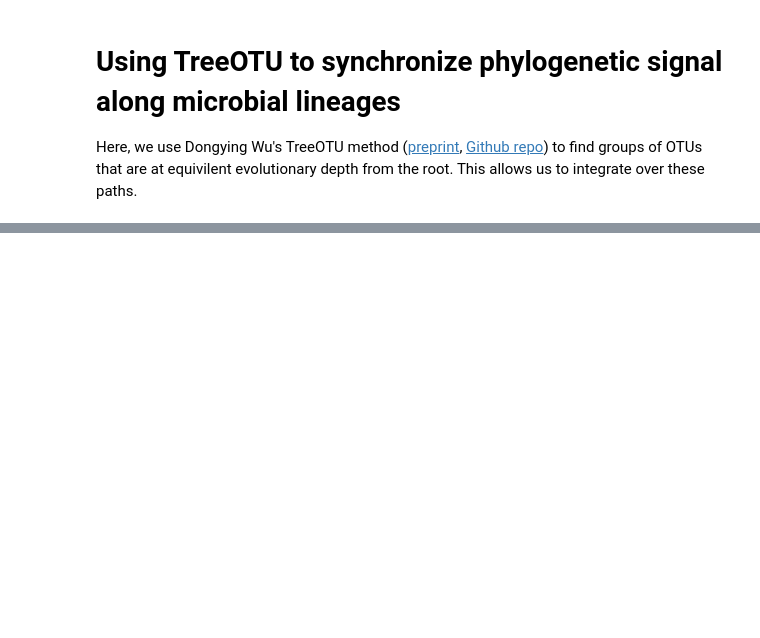
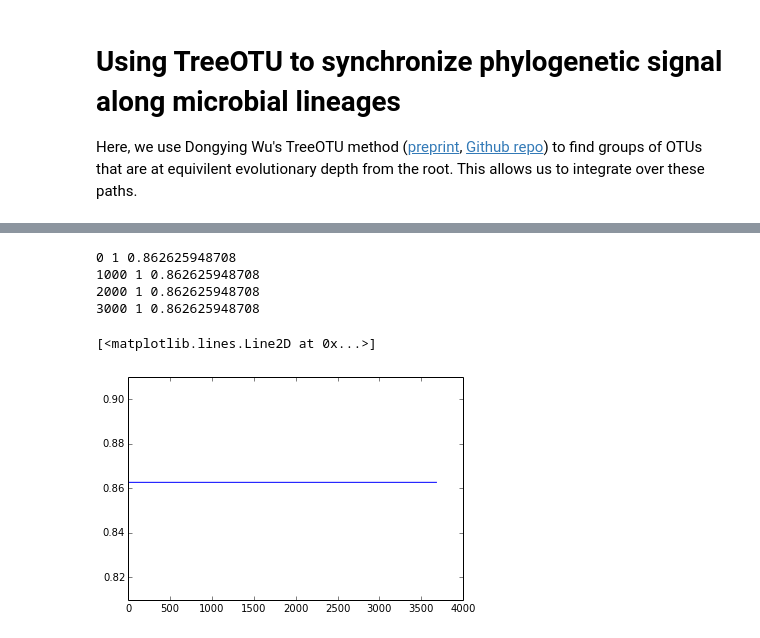
Before and after one commit to ryneches/fishpoo, a Jupyter notebook: fishpoo.ipynb, the cells around one changed output, grey strips where cells are left out. Drawn from its saved outputs; the diff is of its cells as text; code cells hidden in the pictures; blank space fills up the shorter version.

```diff
--- a/fishpoo.ipynb
+++ b/fishpoo.ipynb
@@ -1186,0 +1173,13 @@ array([ 0.    ,  0.1111,  0.2222,  0.3333,  0.4444,  0.5555,  0.6666,
+# %%
+signals = []
+for n,group in enumerate(TreeOTU(0.1)) :
+    if n%1000 == 0 : print n, len(group), ps['K']
+    signals.append( psigs( group ) )
+plot(map(lambda x : x['K'], signals))
+# %% [output]
+0 1 0.862625948708
+1000 1 0.862625948708
+2000 1 0.862625948708
+3000 1 0.862625948708
+[<matplotlib.lines.Line2D at 0x...>]
+[figure, added]
```
Also changed, not shown: parts of 9 cells of this notebook, 1 other file.
